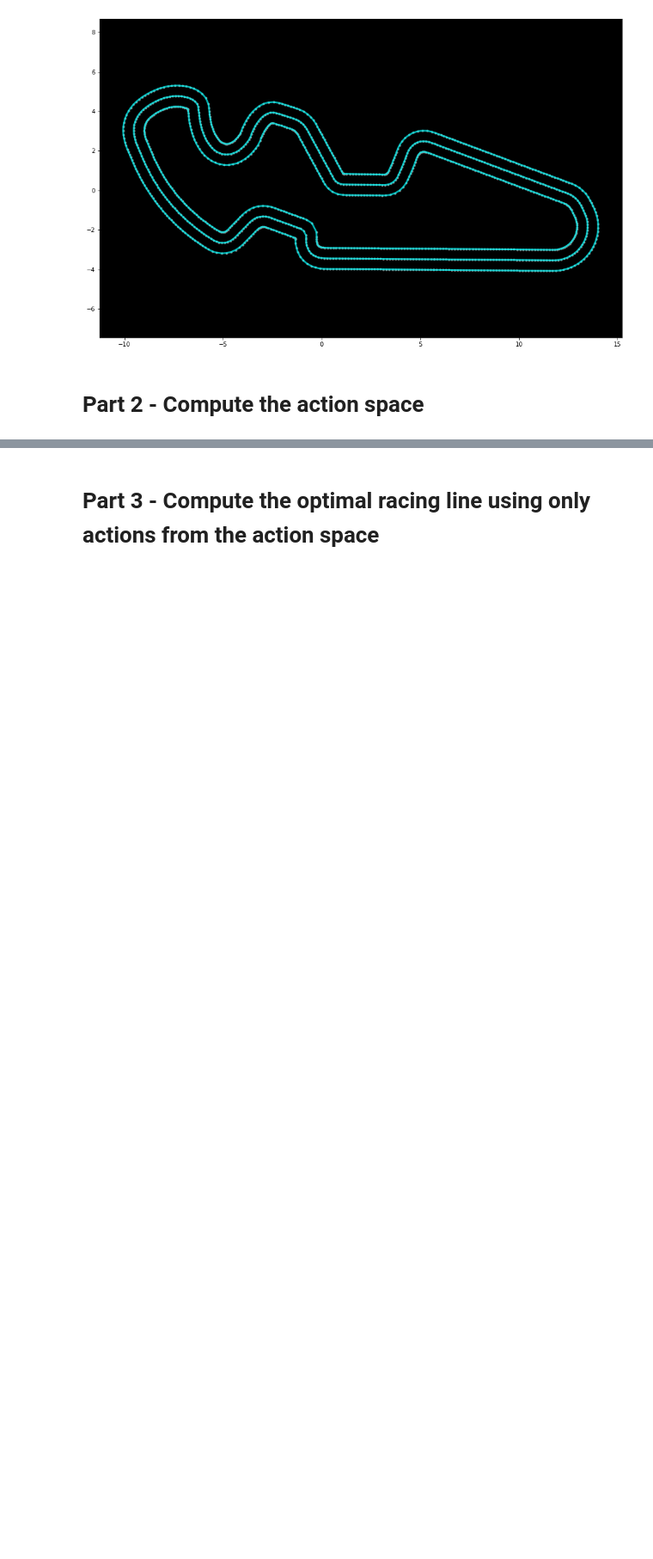
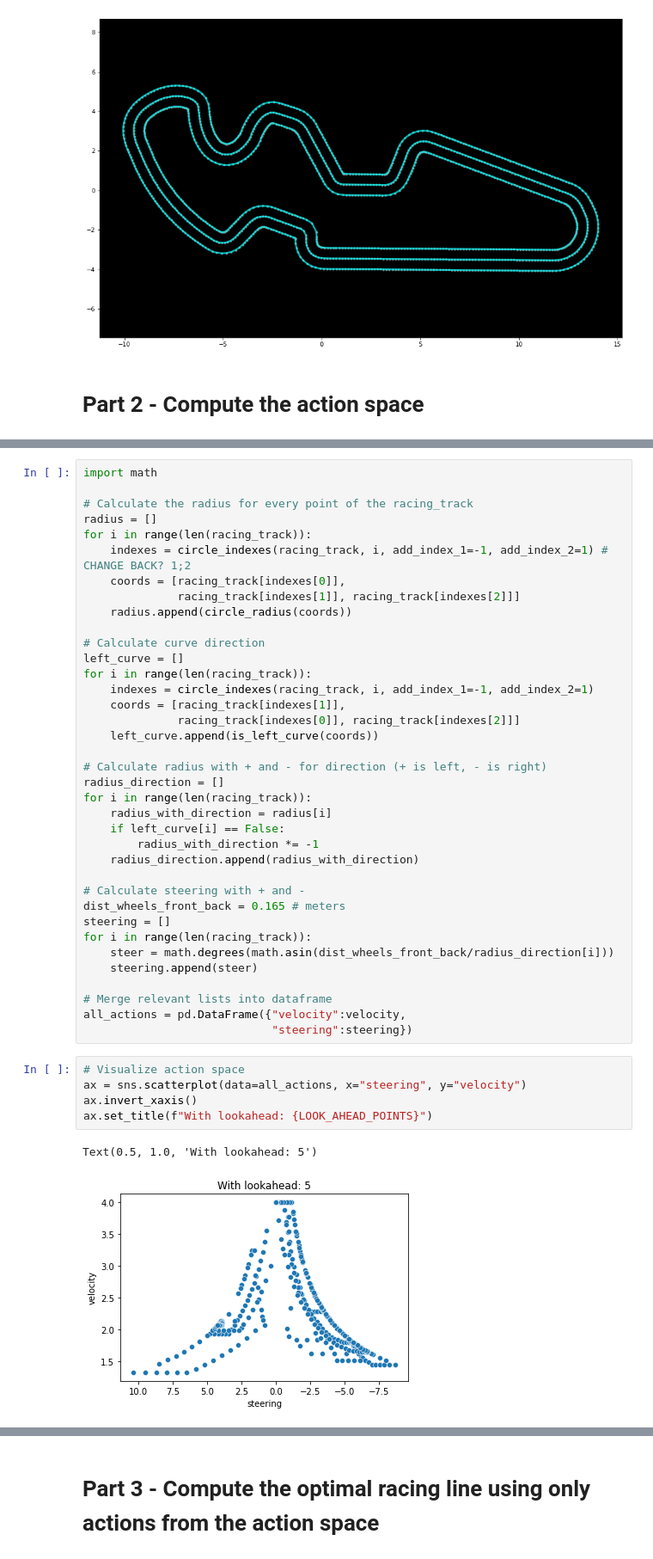
Before and after one commit to jackdawe/PIE_DeepRacer, a Jupyter notebook: bypass_rl/bypass_rl.ipynb, the cells around one changed output, grey strips where cells are left out. Shown at 86% size. Drawn from its saved outputs; the diff is of its cells as text; blank space fills up the shorter version.

Commit message:
add action space computation from spanish guys

```diff
--- a/bypass_rl/bypass_rl.ipynb
+++ b/bypass_rl/bypass_rl.ipynb
@@ -51,0 +222,45 @@ print_shape(ax, outer_border)
+# %%
+import math
+
+# Calculate the radius for every point of the racing_track
+radius = []
+for i in range(len(racing_track)):
+    indexes = circle_indexes(racing_track, i, add_index_1=-1, add_index_2=1) # CHANGE BACK? 1;2
+    coords = [racing_track[indexes[0]],
+              racing_track[indexes[1]], racing_track[indexes[2]]]
+    radius.append(circle_radius(coords))
+
+# Calculate curve direction
+left_curve = []
+for i in range(len(racing_track)):
+    indexes = circle_indexes(racing_track, i, add_index_1=-1, add_index_2=1)
+    coords = [racing_track[indexes[1]],
+              racing_track[indexes[0]], racing_track[indexes[2]]]
+    left_curve.append(is_left_curve(coords))
+
+# Calculate radius with + and - for direction (+ is left, - is right)
+radius_direction = []
+for i in range(len(racing_track)):
+    radius_with_direction = radius[i]
+    if left_curve[i] == False:
+        radius_with_direction *= -1
+    radius_direction.append(radius_with_direction)
+
+# Calculate steering with + and -
+dist_wheels_front_back = 0.165 # meters
+steering = []
+for i in range(len(racing_track)):
+    steer = math.degrees(math.asin(dist_wheels_front_back/radius_direction[i]))
+    steering.append(steer)
+
+# Merge relevant lists into dataframe
+all_actions = pd.DataFrame({"velocity":velocity,
+                            "steering":steering})
+# %%
+# Visualize action space
+ax = sns.scatterplot(data=all_actions, x="steering", y="velocity")
+ax.invert_xaxis()
+ax.set_title(f"With lookahead: {LOOK_AHEAD_POINTS}")
+# %% [output]
+Text(0.5, 1.0, 'With lookahead: 5')
+[figure, added]
```
Also changed, not shown: parts of 13 cells of this notebook, 1 other file.
